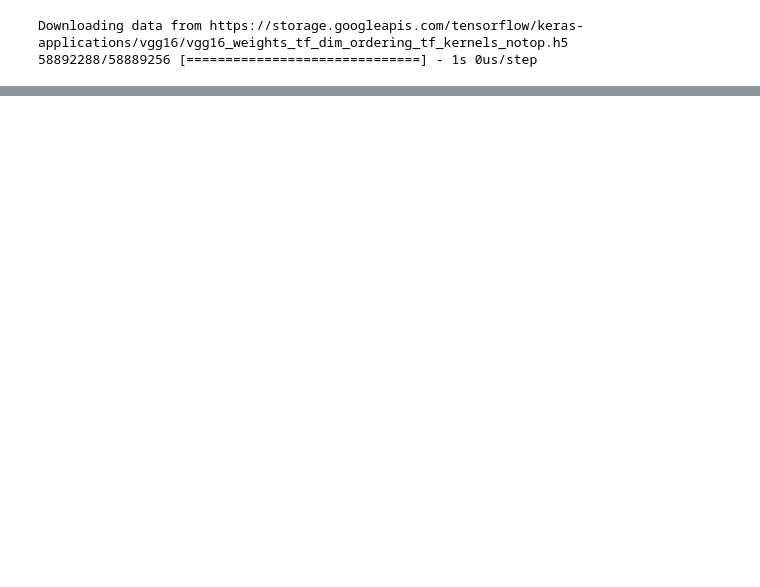
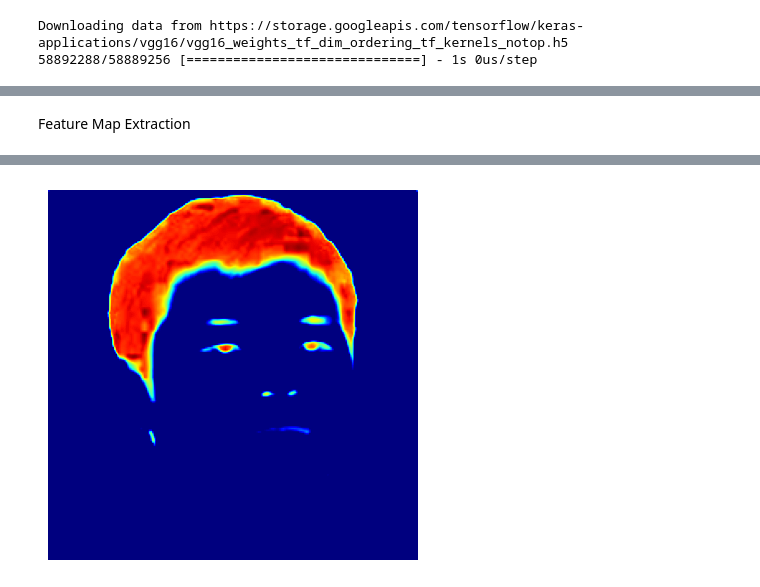
Before and after one commit to soukhind2/vgg16obj, a Jupyter notebook: colab_test.ipynb, the cells around one changed output, grey strips where cells are left out. Saved outputs shown, nothing was run; the diff lists cells and outputs as text; code cells hidden in the pictures; blank space fills up the shorter version.

```diff
--- a/colab_test.ipynb
+++ b/colab_test.ipynb
@@ -273,2 +260,21 @@ Normalized confusion matrix
 # %%
 plot_model(model,show_shapes=True,expand_nested=True)
+# %% [markdown]
+Feature Map Extraction
+# %%
+from keras import Model
+img_tensor = train_it[0].reshape([1,224,224,3])
+
+model = VGG16(weights='imagenet',
+              include_top=False,input_shape = [244,244,3])
+
+layer_outputs = [layer.output for layer in model.layers if 'conv1' in layer.name]
+activation_model = Model(inputs=model.input, outputs=layer_outputs)
+intermediate_activations = activation_model.predict(img_tensor)
+
+first_layer_activation = intermediate_activations[0]
+
+plt.imshow(first_layer_activation[0, :, :, 19], cmap='jet')
+plt.axis('off')
+plt.show()
+# %% [output]
@@ -274,0 +282 @@ plot_model(model,show_shapes=True,expand_nested=True)
+[figure, added]
```
Also changed, not shown: parts of 12 cells of this notebook.
